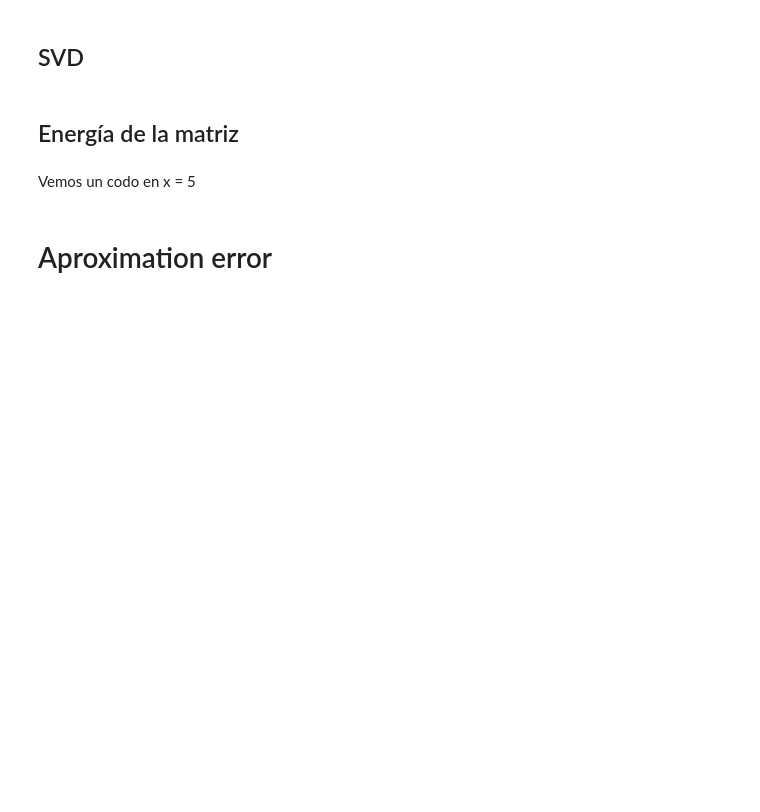
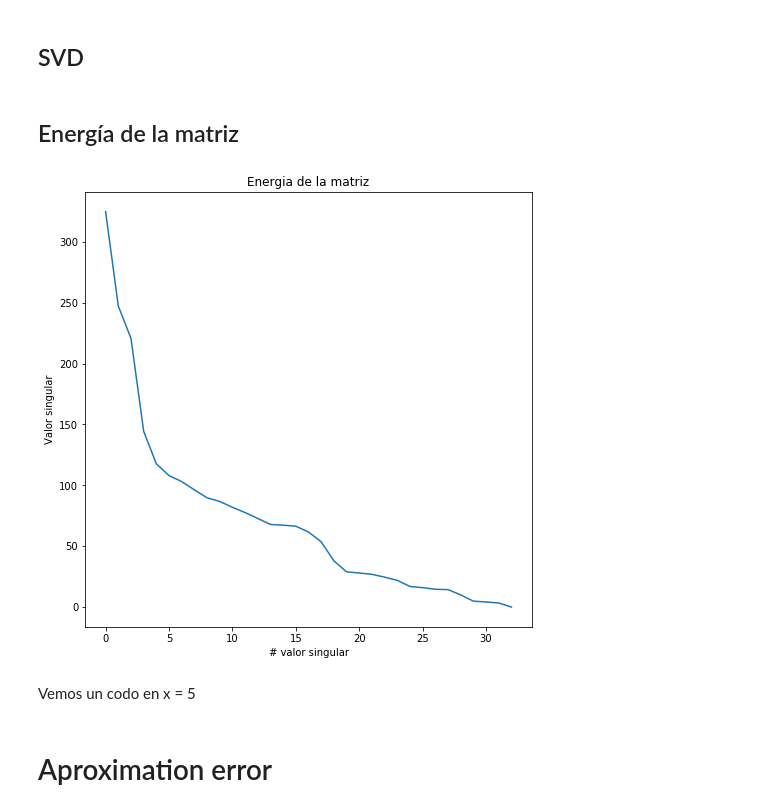
Before and after one commit to Azowyl/TP-Datos, a Jupyter notebook: Pre-procesamiento 03-06.ipynb, the cells around one changed output. Drawn from its saved outputs; the diff is of its cells as text; code cells hidden in the pictures; blank space fills up the shorter version.

```diff
--- a/Pre-procesamiento 03-06.ipynb
+++ b/Pre-procesamiento 03-06.ipynb
@@ -148,3 +212,12 @@ plt.show()
+# %%
+plt.figure(figsize=(8,8))
+plt.xlabel("# valor singular")
+plt.ylabel('Valor singular')
+plt.title("Energia de la matriz")
+plt.plot(s)
+plt.show()
+# %% [output]
+[figure, added]
 # %% [markdown]
 Vemos un codo en x = 5
 # %% [markdown]
```
Also changed, not shown: parts of 17 cells of this notebook.
